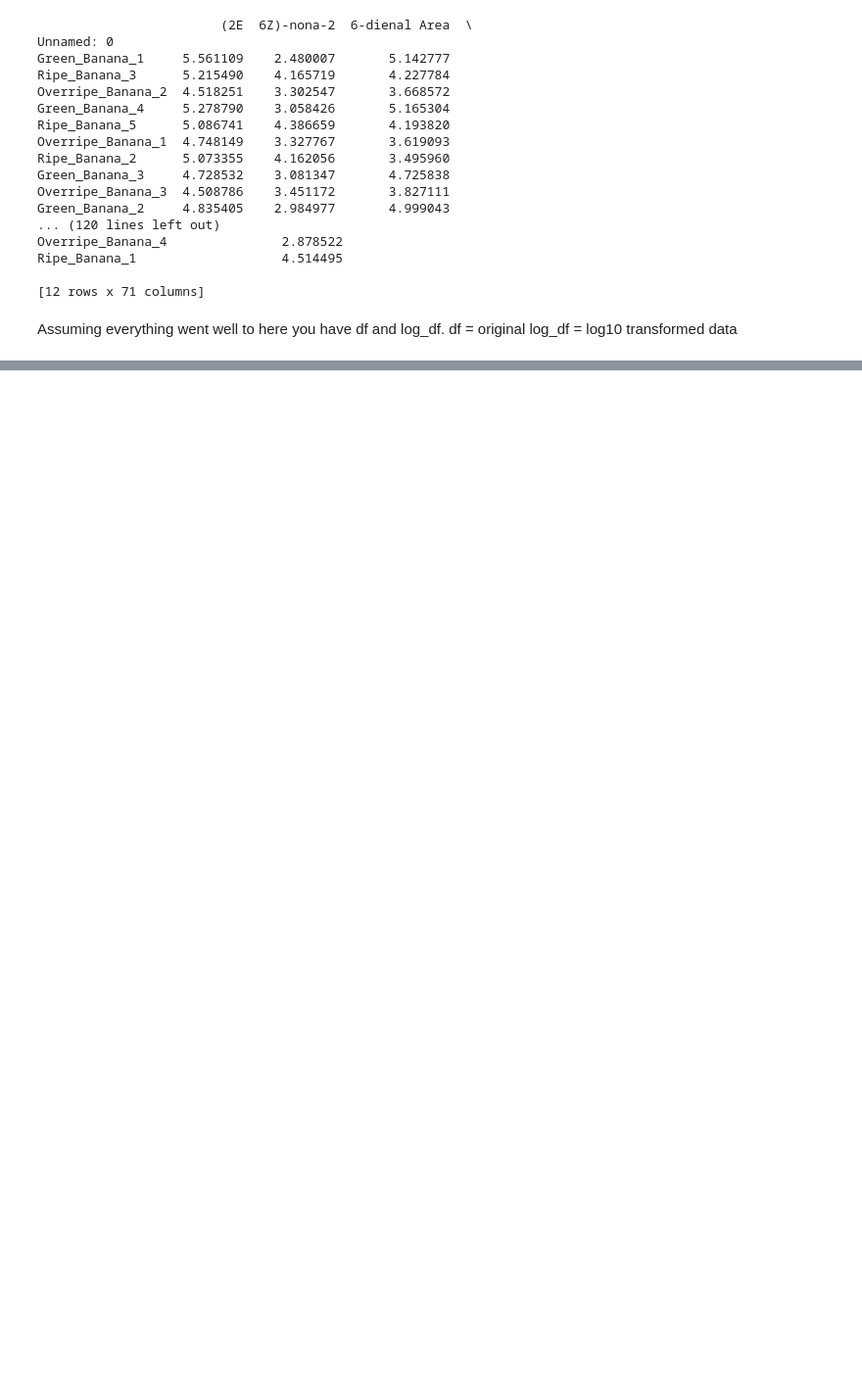
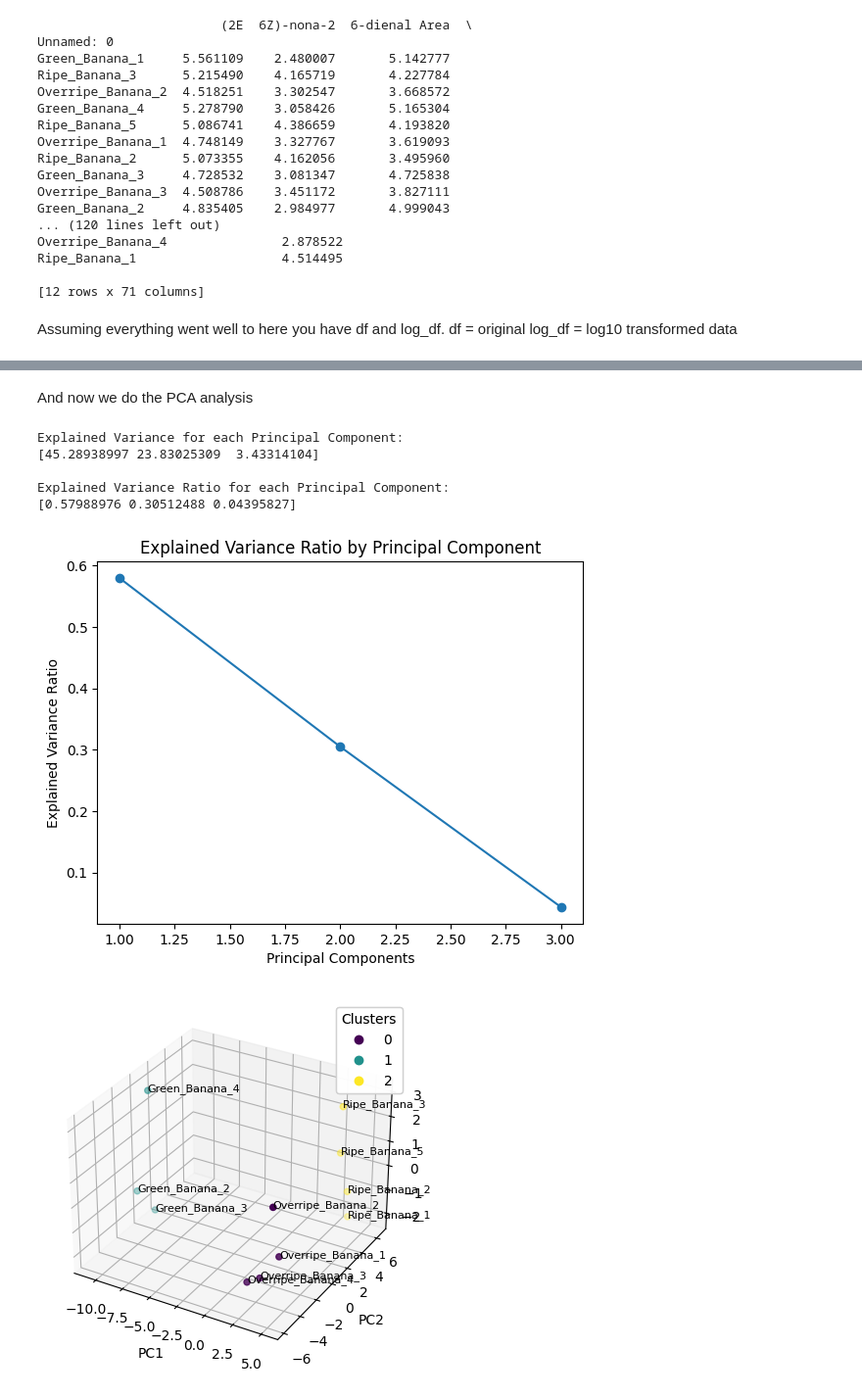
Before and after one commit to subarumuroi/EnzymeKineticGPR, a Jupyter notebook: banana data ML.ipynb, the cells around one changed output, grey strips where cells are left out. Shown at 98% size. Drawn from its saved outputs; the diff is of its cells as text; code cells hidden in the pictures; blank space fills up the shorter version.

```diff
--- a/banana data ML.ipynb
+++ b/banana data ML.ipynb
@@ -376,0 +124,3 @@ TypeError: Feature names are only supported if all input features have string na
+# %%
+log_num_df = np.delete(log_df, 0,0)
+print(log_num_df)
@@ -376,0 +145,59 @@ TypeError: Feature names are only supported if all input features have string na
+# %% [markdown]
+And now we do the PCA analysis
+# %%
+
+scaler= StandardScaler()
+scaled_data = scaler.fit_transform(log_num_df)
+
+#Principal Component Analysis
+pca = PCA(n_components =3)
+pca_result = pca.fit_transform(scaled_data)
+
+# Explained Variance and Explained Variance Ratio
+print("Explained Variance for each Principal Component:")
+print(pca.explained_variance_)
+
+print("\nExplained Variance Ratio for each Principal Component:")
+print(pca.explained_variance_ratio_)
+
+# Plot explained variance and its ratio
+plt.plot(range(1, len(pca.explained_variance_ratio_)+1), pca.explained_variance_ratio_, marker='o')
+plt.xlabel('Principal Components')
+plt.ylabel('Explained Variance Ratio')
+plt.title('Explained Variance Ratio by Principal Component')
+plt.show()
+
+
+# Apply KMeans clustering
+kmeans = KMeans(n_clusters=3, random_state=42)  # You can adjust the number of clusters as needed
+pca_df['Cluster'] = kmeans.fit_predict(pca_df[['PC1', 'PC2', 'PC3']])
+
+# Use index from log_df or df for labelling
+pca_df['Label'] = log_df.index[-len(pca_df):]
+
+# 3D plot of the PCA results colored by the cluster labels
+fig = plt.figure()
+ax = fig.add_subplot(111, projection='3d')
+scatter = ax.scatter(pca_df['PC1'], pca_df['PC2'], pca_df['PC3'], c=pca_df['Cluster'], cmap='viridis')
+
+#Add labels to the points (use 'Label' column from pca_df)
+for i, txt in enumerate(pca_df['Label']):
+    ax.text(pca_df['PC1'][i], pca_df['PC2'][i], pca_df['PC3'][i], str(txt), size=8, color='black')
+
+ax.set_xlabel('PC1')
+ax.set_ylabel('PC2')
+ax.set_zlabel('PC3')
+
+# Add a legend
+legend1 = ax.legend(*scatter.legend_elements(), title="Clusters")
+ax.add_artist(legend1)
+
+plt.show()
+# %% [output]
+Explained Variance for each Principal Component:
+[45.28938997 23.83025309  3.43314104]
+
+Explained Variance Ratio for each Principal Component:
+[0.57988976 0.30512488 0.04395827]
+[figure, added]
+[figure, added]
```
Also changed, not shown: parts of 14 cells of this notebook, 1 other file.
